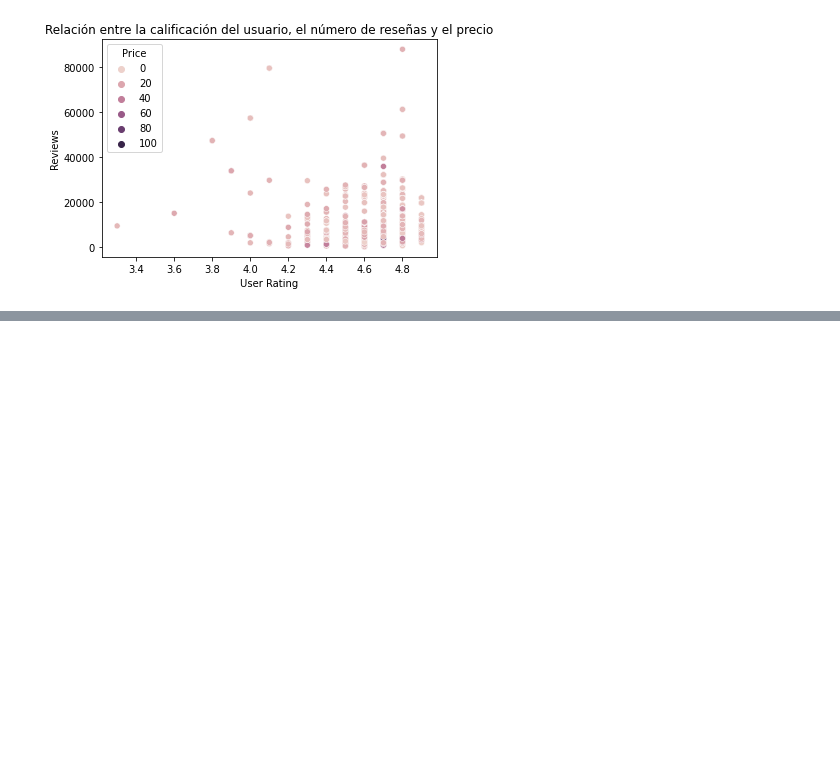
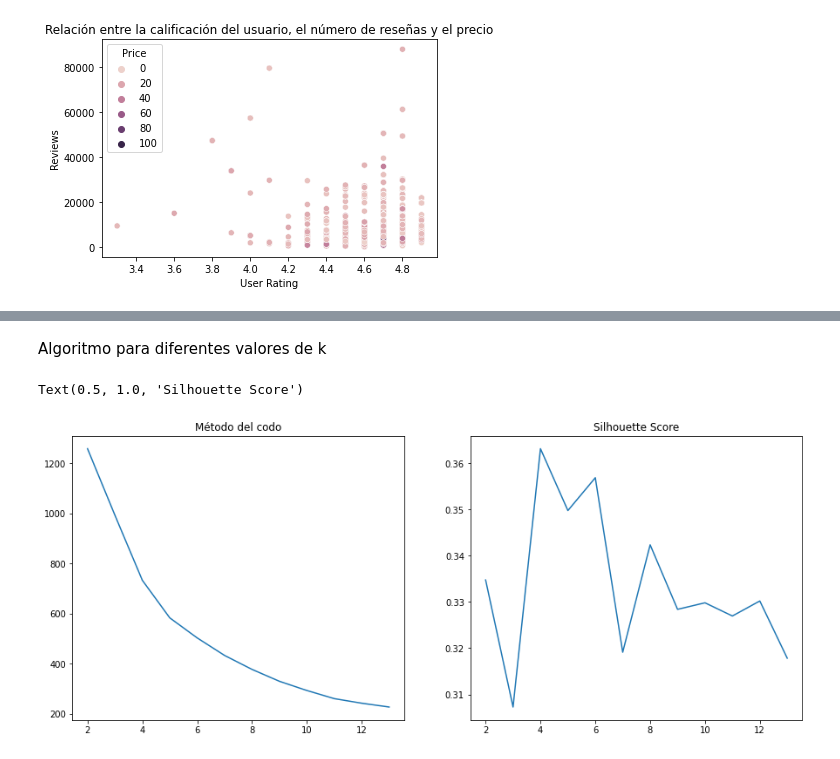
Before and after one commit to karencl/SemanaTec, a Jupyter notebook: Repo_SemanaTec.ipynb, the cells around one changed output, grey strips where cells are left out. Drawn from its saved outputs; the diff is of its cells as text; code cells hidden in the pictures; blank space fills up the shorter version.

```diff
--- a/Repo_SemanaTec.ipynb
+++ b/Repo_SemanaTec.ipynb
@@ -548,0 +587,12 @@ Text(0, 0.5, 'Reviews')
+# %%
+from sklearn.preprocessing import StandardScaler
+scaler = StandardScaler()
+
+numeric_cols = ['User Rating', 'Reviews',	'Price']
+X = df_bwc.loc[:, numeric_cols]
+
+scaler = StandardScaler()
+X_norm = scaler.fit_transform(X)
+
+X_norm = pd.DataFrame(X_norm, columns=numeric_cols)
+X_norm.head()
@@ -548,0 +606,35 @@ Text(0, 0.5, 'Reviews')
+# %% [markdown]
+Algoritmo para diferentes valores de k
+# %%
+from sklearn.cluster import KMeans
+from sklearn.metrics import silhouette_score
+
+kmax   = 14
+grupos = range(2, kmax)
+wcss   = []
+sil_score = []
+
+# Ciclo para calcular K-Means para diferentes k
+for k in grupos:
+    # Clustering
+    model = KMeans(n_clusters=k, random_state = 47)
+
+    # Obtener las etiquetas
+    clusters = model.fit_predict(X_norm)
+
+    # Guardar WCSS
+    wcss.append(model.inertia_)
+
+    # Guardar Silhouette Score
+    sil_score.append(silhouette_score(X_norm, clusters))
+
+fig, axs = plt.subplots(1, 2, figsize=(15, 6))
+
+axs[0].plot(grupos, wcss)
+axs[0].set_title('Método del codo')
+
+axs[1].plot(grupos, sil_score)
+axs[1].set_title('Silhouette Score')
+# %% [output]
+Text(0.5, 1.0, 'Silhouette Score')
+[figure, added]
```
Also changed, not shown: parts of 15 cells of this notebook, 1 other file.
